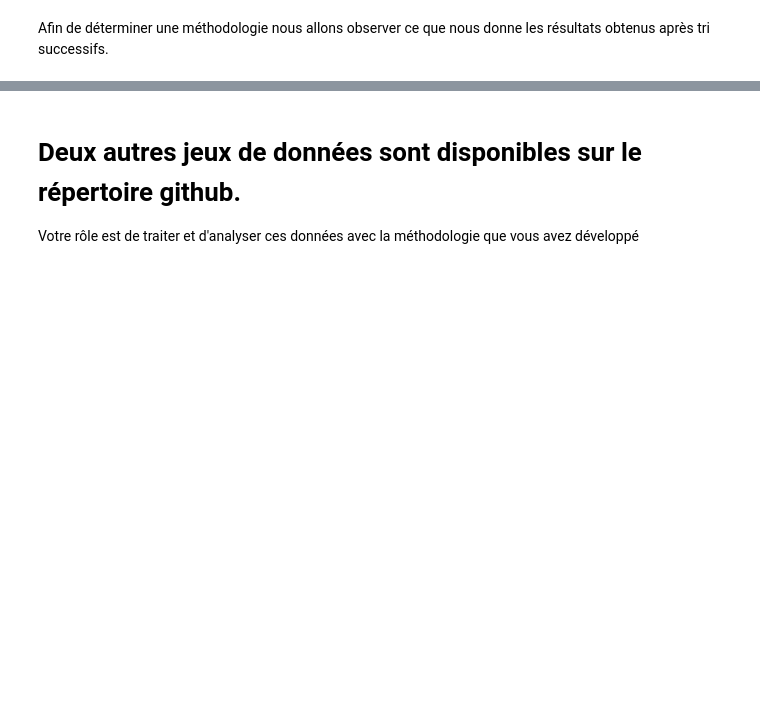
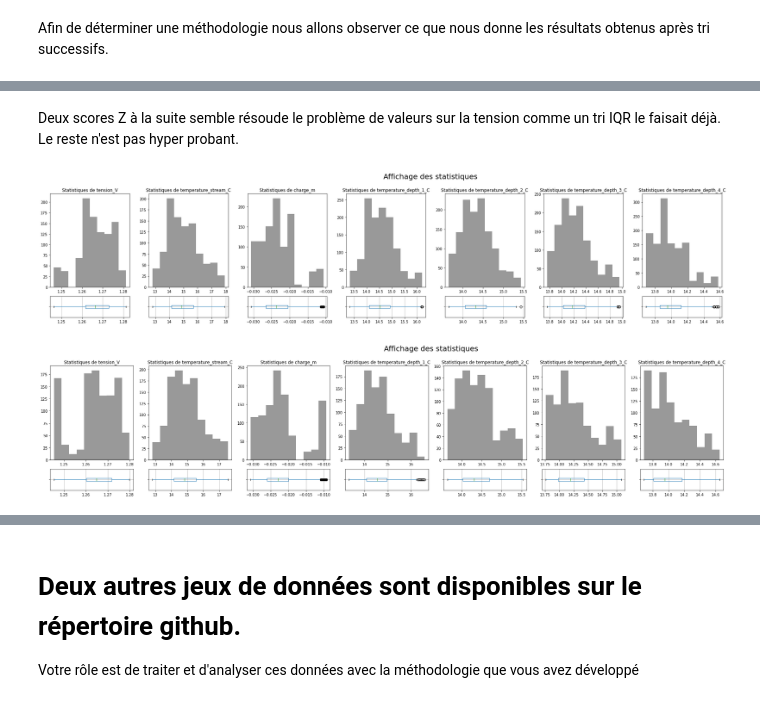
Before and after one commit to ameliemelorene/MOLONARI_1D_RESOURCES, a Jupyter notebook: Students/BONIN-IMPEROR.ipynb, the cells around one changed output, grey strips where cells are left out. Cells and saved outputs as stored; diff of their text form; code cells hidden in the pictures; blank space fills up the shorter version.

```diff
--- a/Students/BONIN-IMPEROR.ipynb
+++ b/Students/BONIN-IMPEROR.ipynb
@@ -454,0 +466,13 @@ Afin de déterminer une méthodologie nous allons observer ce que nous donne les
+# %% [markdown]
+Deux scores Z à la suite semble résoude le problème de valeurs sur la tension comme un tri IQR le faisait déjà. Le reste n'est pas hyper probant.
+# %%
+#on retrie tout par IQR une fois
+capteur_riviere_IQR_IQR=tri_IQR_riviere(capteur_riviere_IQR)
+capteur_ZH_IQR_IQR=tri_IQR_ZH(capteur_ZH_IQR)
+capteur_riviere_Z_IQR=tri_IQR_riviere(capteur_riviere_Z)
+capteur_ZH_Z_IQR=tri_IQR_ZH(capteur_ZH_Z)
+affiche_tout(capteur_riviere_IQR_IQR,capteur_ZH_IQR_IQR)
+affiche_tout(capteur_riviere_Z_IQR,capteur_ZH_Z_IQR)
+# %% [output]
+[figure, added]
+[figure, added]
```
Also changed, not shown: parts of 4 cells of this notebook.
